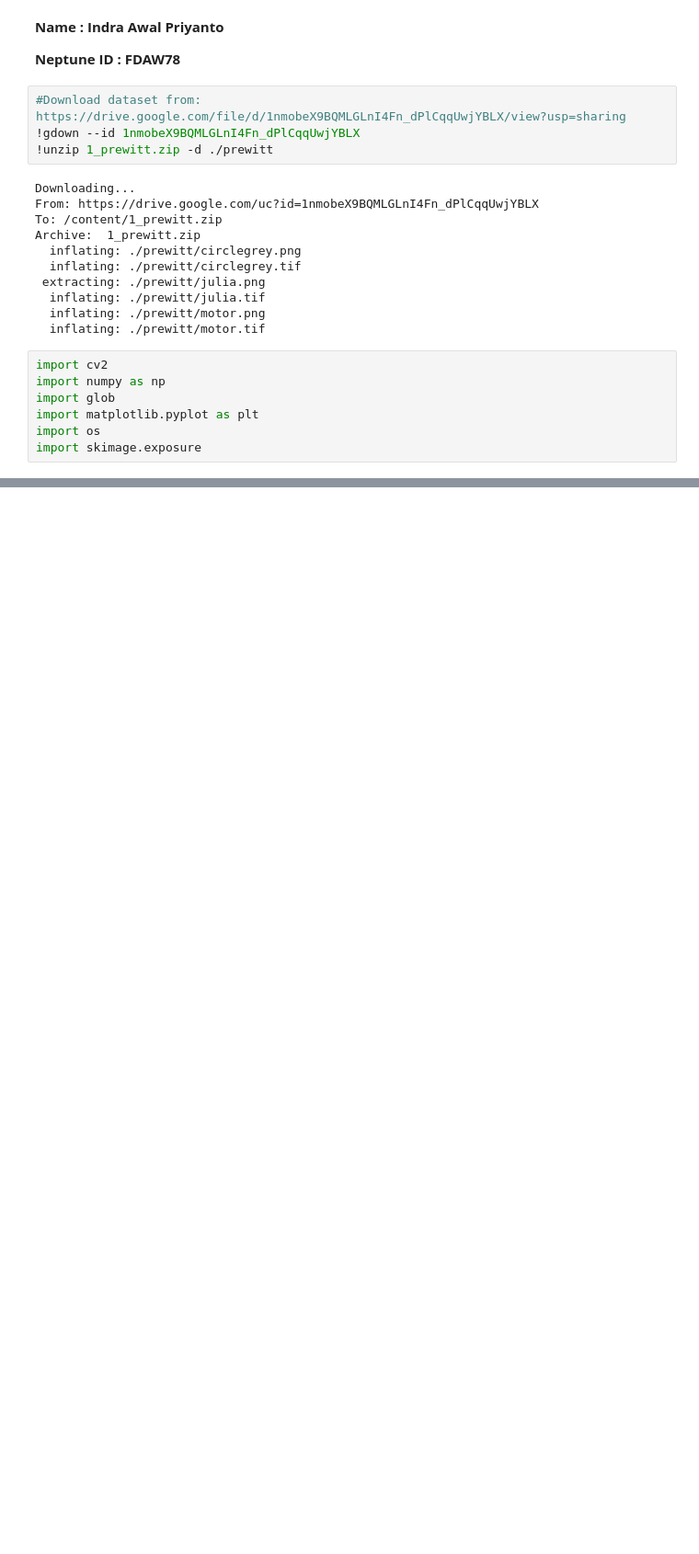
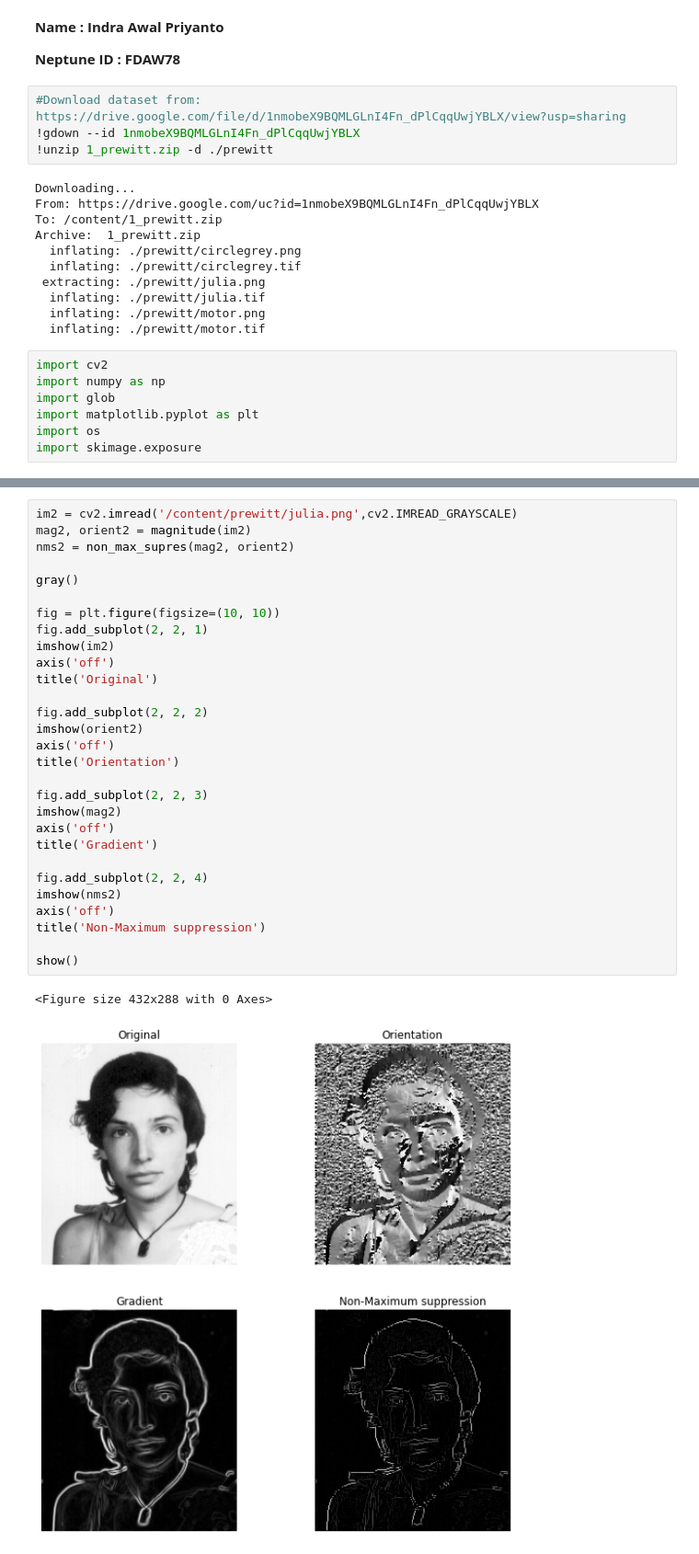
Before and after one commit to rikkudo/prewitt, a Jupyter notebook: FDAW78_Task_1_Prewitt.ipynb, the cells around one changed output, grey strips where cells are left out. Shown at 92% size. Drawn from its saved outputs; the diff is of its cells as text; blank space fills up the shorter version.

```diff
--- a/FDAW78_Task_1_Prewitt.ipynb
+++ b/FDAW78_Task_1_Prewitt.ipynb
@@ -199,0 +160,32 @@ Text(0.5, 1.0, 'NMS')
+# %%
+im2 = cv2.imread('/content/prewitt/julia.png',cv2.IMREAD_GRAYSCALE)
+mag2, orient2 = magnitude(im2)
+nms2 = non_max_supres(mag2, orient2)
+
+gray()
+
+fig = plt.figure(figsize=(10, 10))
+fig.add_subplot(2, 2, 1)
+imshow(im2)
+axis('off')
+title('Original')
+
+fig.add_subplot(2, 2, 2)
+imshow(orient2)
+axis('off')
+title('Orientation')
+
+fig.add_subplot(2, 2, 3)
+imshow(mag2)
+axis('off')
+title('Gradient')
+
+fig.add_subplot(2, 2, 4)
+imshow(nms2)
+axis('off')
+title('Non-Maximum suppression')
+
+show()
+# %% [output]
+<Figure size 432x288 with 0 Axes>
+[figure, added]
```
Also changed, not shown: parts of 14 cells of this notebook.
